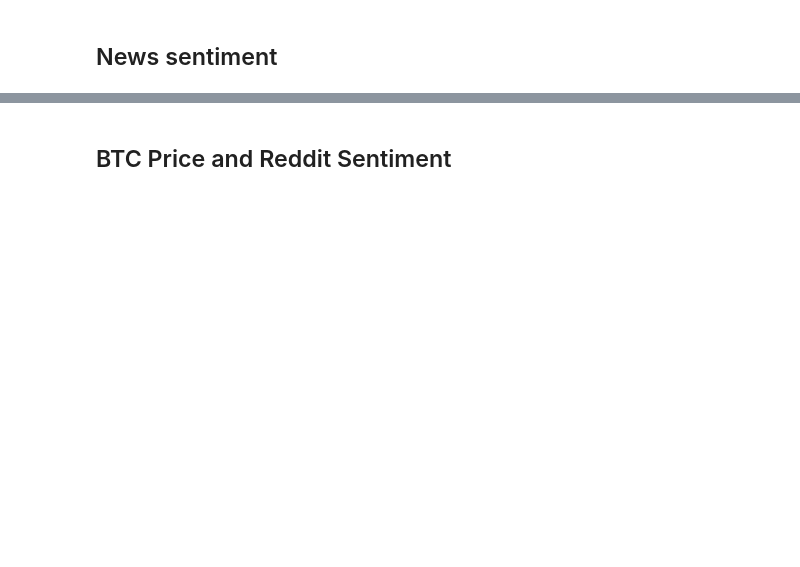
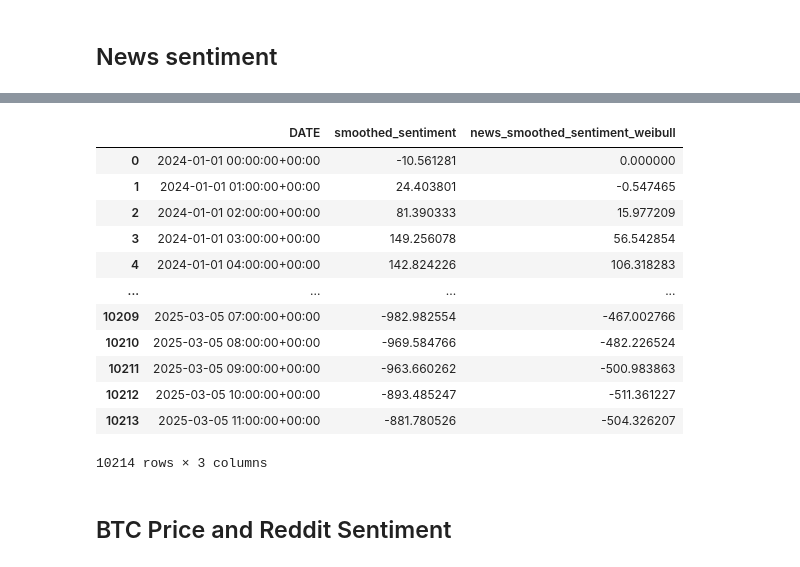
Before and after one commit to ethan-cyj/DSE4211-Group-BTC-Day-Trading, a Jupyter notebook: data_preprocessing/merge_data_script.ipynb, the cells around one changed output, grey strips where cells are left out. Saved outputs shown, nothing was run; the diff lists cells and outputs as text; code cells hidden in the pictures; blank space fills up the shorter version.

```diff
--- a/data_preprocessing/merge_data_script.ipynb
+++ b/data_preprocessing/merge_data_script.ipynb
@@ -58,0 +60,4 @@ plt.show()
+# %%
+GDELT_df = df.rename(columns={'smoothed_sentiment_weibull': 'news_smoothed_sentiment_weibull'})
+GDELT_df['DATE'] = pd.to_datetime(GDELT_df['DATE']).dt.tz_localize('UTC')
+GDELT_df.info()
@@ -59,3 +75,19 @@ plt.show()
+# %%
+GDELT_df
+# %% [output]
+|  | DATE | smoothed_sentiment | news_smoothed_sentiment_weibull |
+| 0 | 2024-01-01 00:00:00+00:00 | -10.561281 | 0.000000 |
+| 1 | 2024-01-01 01:00:00+00:00 | 24.403801 | -0.547465 |
+| 2 | 2024-01-01 02:00:00+00:00 | 81.390333 | 15.977209 |
+| 3 | 2024-01-01 03:00:00+00:00 | 149.256078 | 56.542854 |
+| 4 | 2024-01-01 04:00:00+00:00 | 142.824226 | 106.318283 |
+| ... | ... | ... | ... |
+| 10209 | 2025-03-05 07:00:00+00:00 | -982.982554 | -467.002766 |
+| 10210 | 2025-03-05 08:00:00+00:00 | -969.584766 | -482.226524 |
+| 10211 | 2025-03-05 09:00:00+00:00 | -963.660262 | -500.983863 |
+| 10212 | 2025-03-05 10:00:00+00:00 | -893.485247 | -511.361227 |
+| 10213 | 2025-03-05 11:00:00+00:00 | -881.780526 | -504.326207 |
+10214 rows × 3 columns
 # %% [markdown]
 ## BTC Price and Reddit Sentiment
 # %%
```
Also changed, not shown: parts of 11 cells of this notebook, 4 other files.
